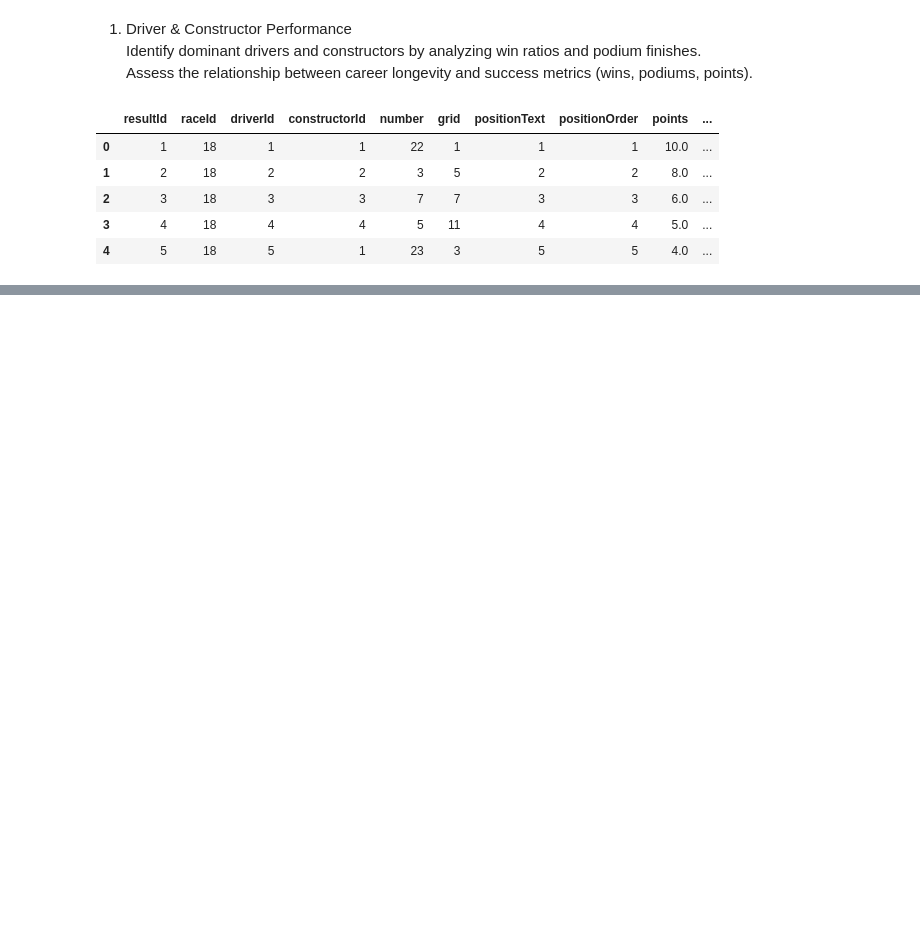
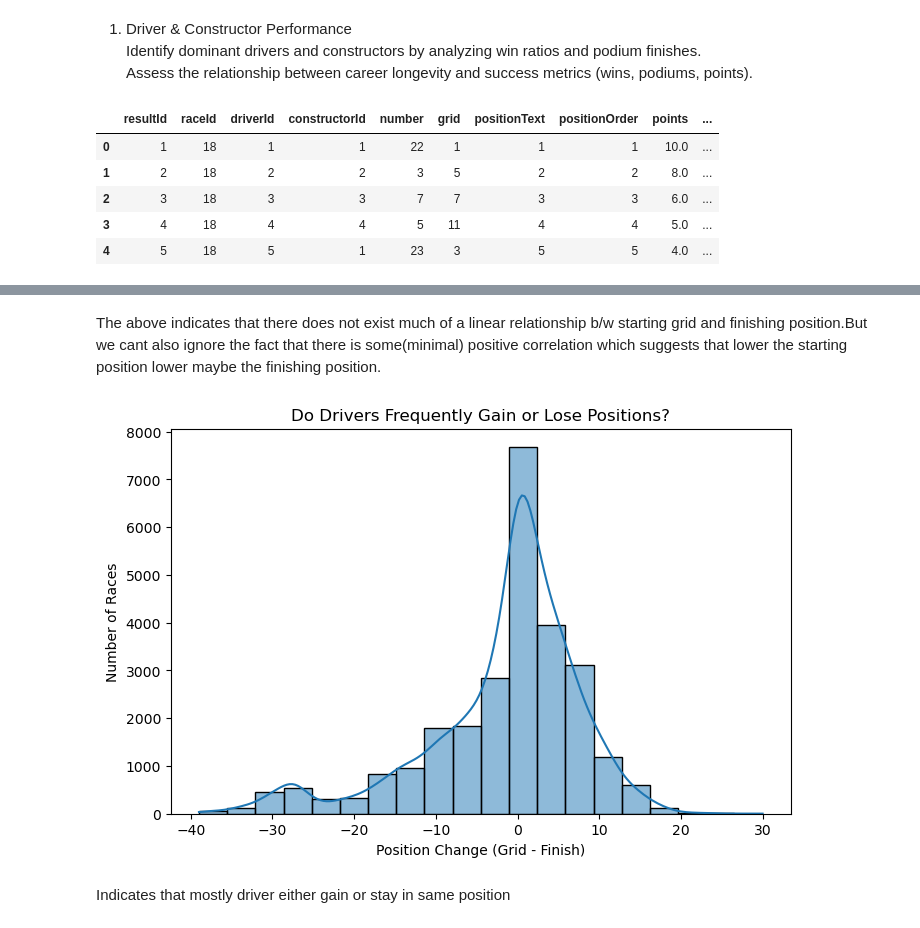
Before and after one commit to LalithKishore-S/DPL_2025, a Jupyter notebook: Analysis_questions.ipynb, the cells around one changed output, grey strips where cells are left out. Saved outputs shown, nothing was run; the diff lists cells and outputs as text; code cells hidden in the pictures; blank space fills up the shorter version.

```diff
--- a/Analysis_questions.ipynb
+++ b/Analysis_questions.ipynb
@@ -77,0 +237,15 @@ driver_performance.head(10)
+# %% [markdown]
+The above indicates that there does not exist much of a linear relationship b/w starting grid and finishing position.But we cant also ignore the fact that there is some(minimal) positive correlation which suggests that lower the starting position lower maybe the finishing position.
+# %%
+results['position_change'] = results['grid'] - results['positionOrder']
+
+plt.figure(figsize=(8,5))
+sns.histplot(results['position_change'], bins=20, kde=True)
+plt.xlabel("Position Change (Grid - Finish)")
+plt.ylabel("Number of Races")
+plt.title("Do Drivers Frequently Gain or Lose Positions?")
+plt.show()
+# %% [output]
+[figure, added]
+# %% [markdown]
+Indicates that mostly driver either gain or stay in same position
```
Also changed, not shown: parts of 18 cells of this notebook.
